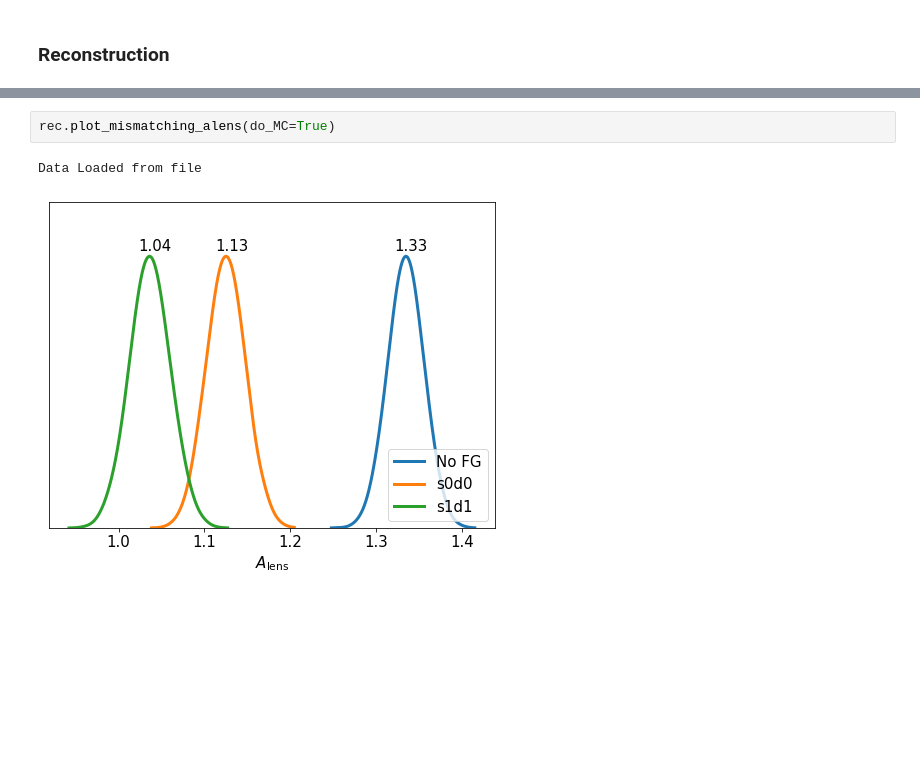
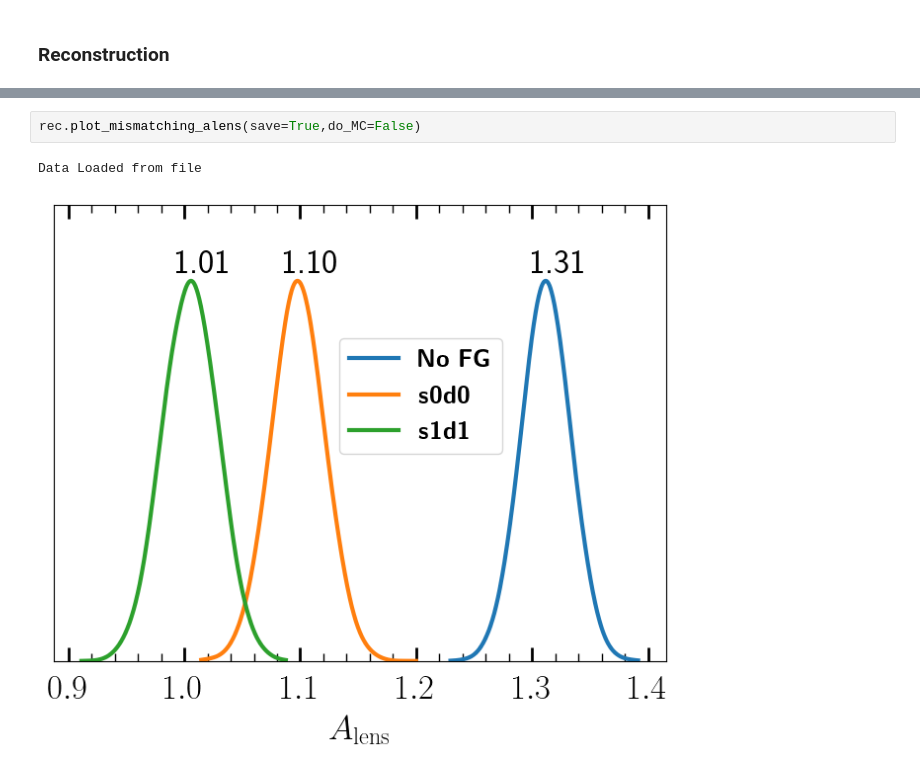
Before and after one commit to antolonappan/dell, a Jupyter notebook: Notebooks/publish.ipynb, the cells around one changed output, grey strips where cells are left out. Drawn from its saved outputs; the diff is of its cells as text; blank space fills up the shorter version.

Commit message:
final plots
Signed-off-by: Anto Idicherian Lonappan <antolonappan@icloud.com>

```diff
--- a/Notebooks/publish.ipynb
+++ b/Notebooks/publish.ipynb
@@ -53,8 +50,8 @@ Data Loaded from file
 # %%
-rec.plot_mismatching_alens(do_MC=True)
+rec.plot_mismatching_alens(save=True,do_MC=False)
 # %% [output]
 Data Loaded from file
-[figure, old version]
+[figure, new version]
 # %%
 rec.plot_KS_pvalue(save=True)
 # %% [output]
```
Also changed, not shown: parts of 9 cells of this notebook, 10 other files.
